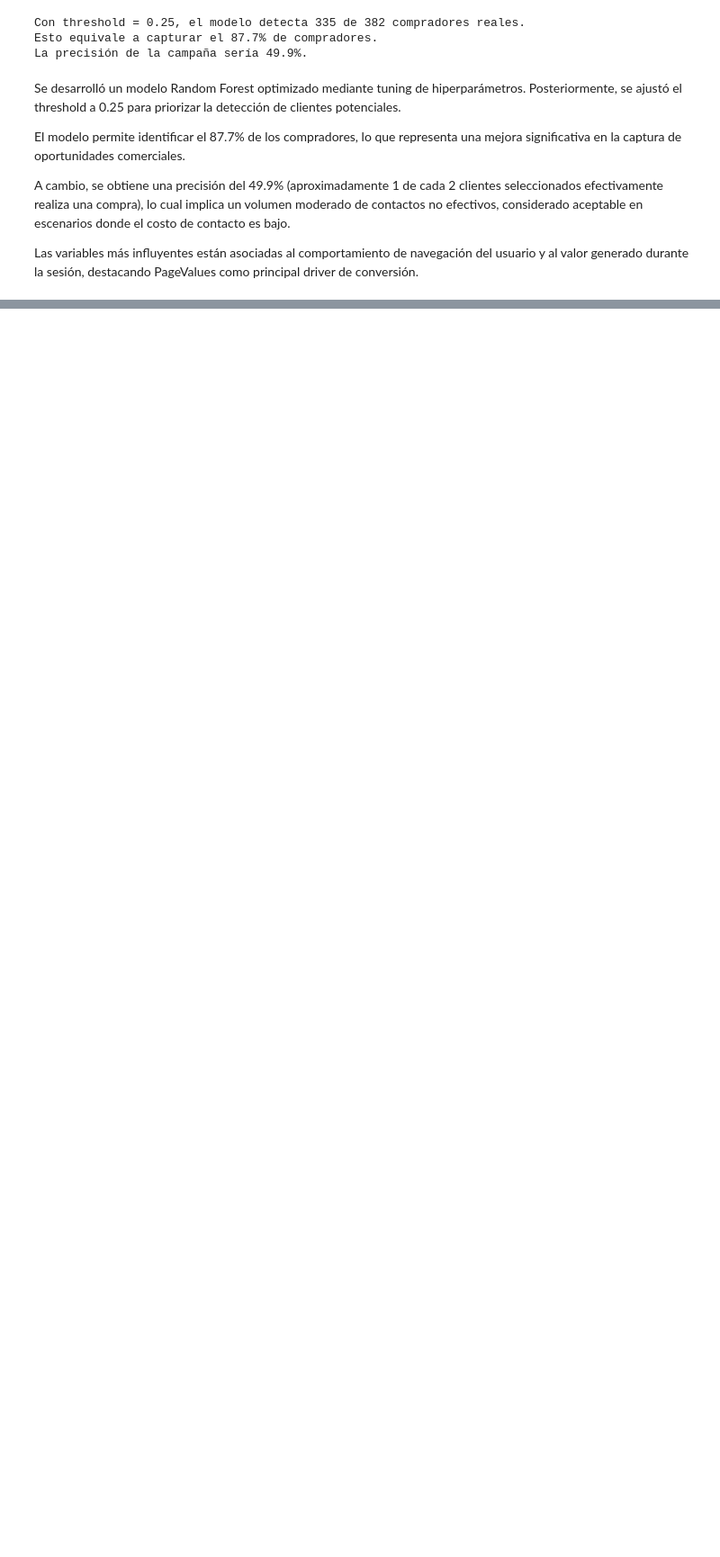
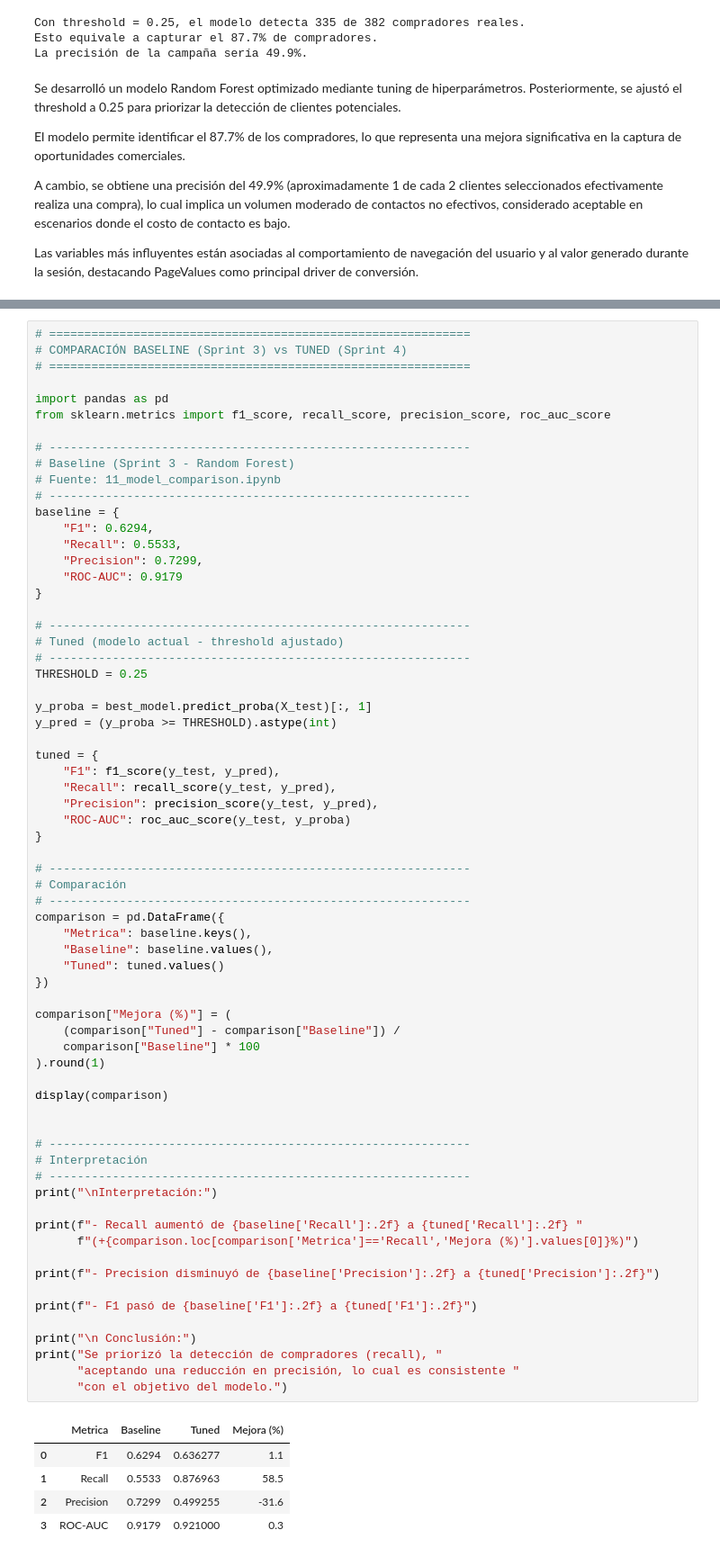
Before and after one commit to pucp-datanalytics/dp261-g4, a Jupyter notebook: notebooks/12_hyperparam_tuning.ipynb, the cells around one changed output, grey strips where cells are left out. Shown at 90% size. Drawn from its saved outputs; the diff is of its cells as text; blank space fills up the shorter version.

Commit message:
chore: comparison

```diff
--- a/notebooks/12_hyperparam_tuning.ipynb
+++ b/notebooks/12_hyperparam_tuning.ipynb
@@ -447,0 +463,73 @@ Las variables más influyentes están asociadas al comportamiento de navegación
+# %%
+# ============================================================
+# COMPARACIÓN BASELINE (Sprint 3) vs TUNED (Sprint 4)
+# ============================================================
+
+import pandas as pd
+from sklearn.metrics import f1_score, recall_score, precision_score, roc_auc_score
+
+# ------------------------------------------------------------
+# Baseline (Sprint 3 - Random Forest)
+# Fuente: 11_model_comparison.ipynb
+# ------------------------------------------------------------
+baseline = {
+    "F1": 0.6294,
+    "Recall": 0.5533,
+    "Precision": 0.7299,
+    "ROC-AUC": 0.9179
+}
+
+# ------------------------------------------------------------
+# Tuned (modelo actual - threshold ajustado)
+# ------------------------------------------------------------
+THRESHOLD = 0.25
+
+y_proba = best_model.predict_proba(X_test)[:, 1]
+y_pred = (y_proba >= THRESHOLD).astype(int)
+
+tuned = {
+    "F1": f1_score(y_test, y_pred),
+    "Recall": recall_score(y_test, y_pred),
+    "Precision": precision_score(y_test, y_pred),
+    "ROC-AUC": roc_auc_score(y_test, y_proba)
+}
+
+# ------------------------------------------------------------
+# Comparación
+# ------------------------------------------------------------
+comparison = pd.DataFrame({
+    "Metrica": baseline.keys(),
+    "Baseline": baseline.values(),
+    "Tuned": tuned.values()
+})
+
+comparison["Mejora (%)"] = (
+    (comparison["Tuned"] - comparison["Baseline"]) /
+    comparison["Baseline"] * 100
+).round(1)
+
+display(comparison)
+
+
+# ------------------------------------------------------------
+# Interpretación
+# ------------------------------------------------------------
+print("\nInterpretación:")
+
+print(f"- Recall aumentó de {baseline['Recall']:.2f} a {tuned['Recall']:.2f} "
+      f"(+{comparison.loc[comparison['Metrica']=='Recall','Mejora (%)'].values[0]}%)")
+
+print(f"- Precision disminuyó de {baseline['Precision']:.2f} a {tuned['Precision']:.2f}")
+
+print(f"- F1 pasó de {baseline['F1']:.2f} a {tuned['F1']:.2f}")
+
+print("\n Conclusión:")
+print("Se priorizó la detección de compradores (recall), "
+      "aceptando una reducción en precisión, lo cual es consistente "
+      "con el objetivo del modelo.")
+# %% [output]
+|  | Metrica | Baseline | Tuned | Mejora (%) |
+| 0 | F1 | 0.6294 | 0.636277 | 1.1 |
+| 1 | Recall | 0.5533 | 0.876963 | 58.5 |
+| 2 | Precision | 0.7299 | 0.499255 | -31.6 |
+| 3 | ROC-AUC | 0.9179 | 0.921000 | 0.3 |
```
Also changed, not shown: parts of 2 cells of this notebook.
